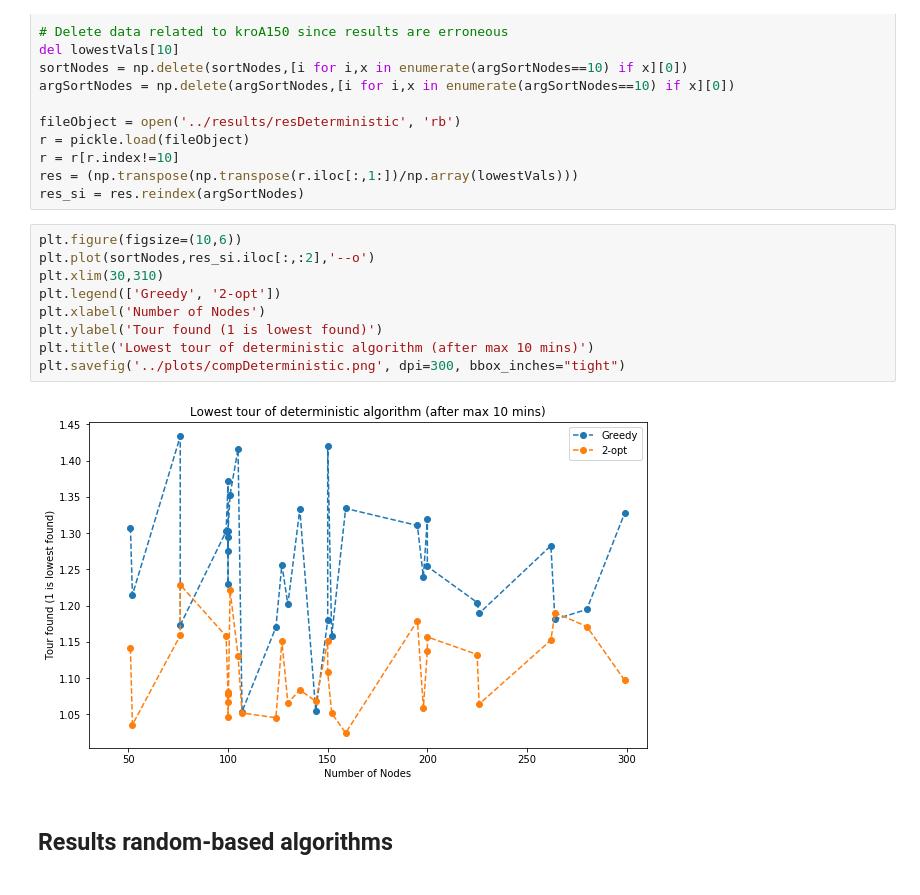
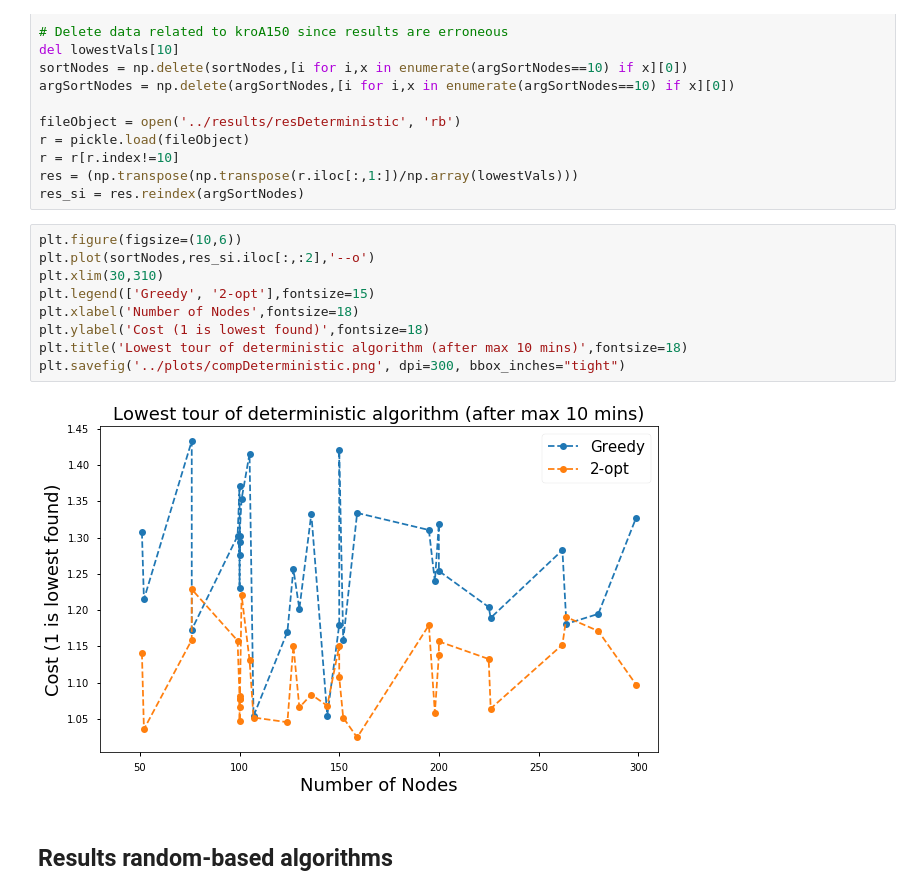
Before and after one commit to FabianWalocha/TSProject, a Jupyter notebook: benchmarking/Benchmarking.ipynb, the cells around one changed output. Saved outputs shown, nothing was run; the diff lists cells and outputs as text.

```diff
--- a/benchmarking/Benchmarking.ipynb
+++ b/benchmarking/Benchmarking.ipynb
@@ -347,14 +337,14 @@ res_si = res.reindex(argSortNodes)
 # %%
 plt.figure(figsize=(10,6))
 plt.plot(sortNodes,res_si.iloc[:,:2],'--o')
 plt.xlim(30,310)
-plt.legend(['Greedy', '2-opt'])
-plt.xlabel('Number of Nodes')
-plt.ylabel('Tour found (1 is lowest found)')
-plt.title('Lowest tour of deterministic algorithm (after max 10 mins)')
+plt.legend(['Greedy', '2-opt'],fontsize=15)
+plt.xlabel('Number of Nodes',fontsize=18)
+plt.ylabel('Cost (1 is lowest found)',fontsize=18)
+plt.title('Lowest tour of deterministic algorithm (after max 10 mins)',fontsize=18)
 plt.savefig('../plots/compDeterministic.png', dpi=300, bbox_inches="tight")
 # %% [output]
-[figure, old version]
+[figure, new version]
 # %% [markdown]
 ## Results random-based algorithms
 # %%
```
Also changed, not shown: parts of 6 cells of this notebook, 6 other files.
